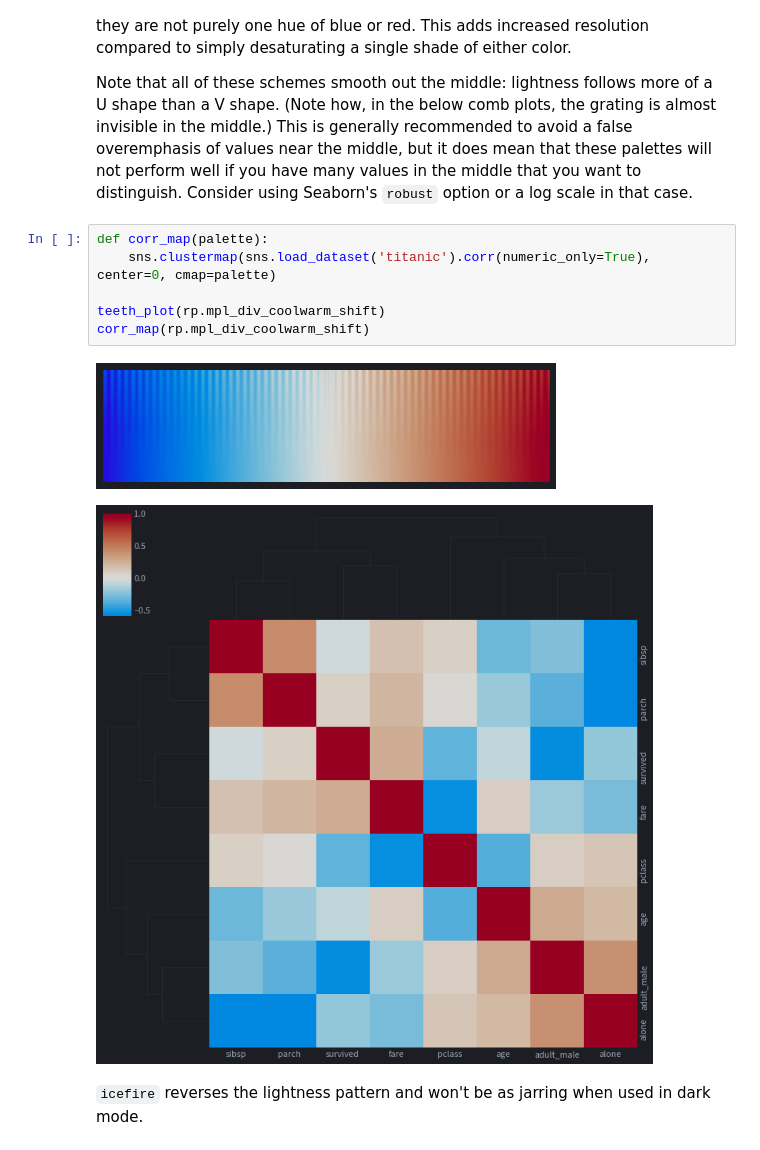
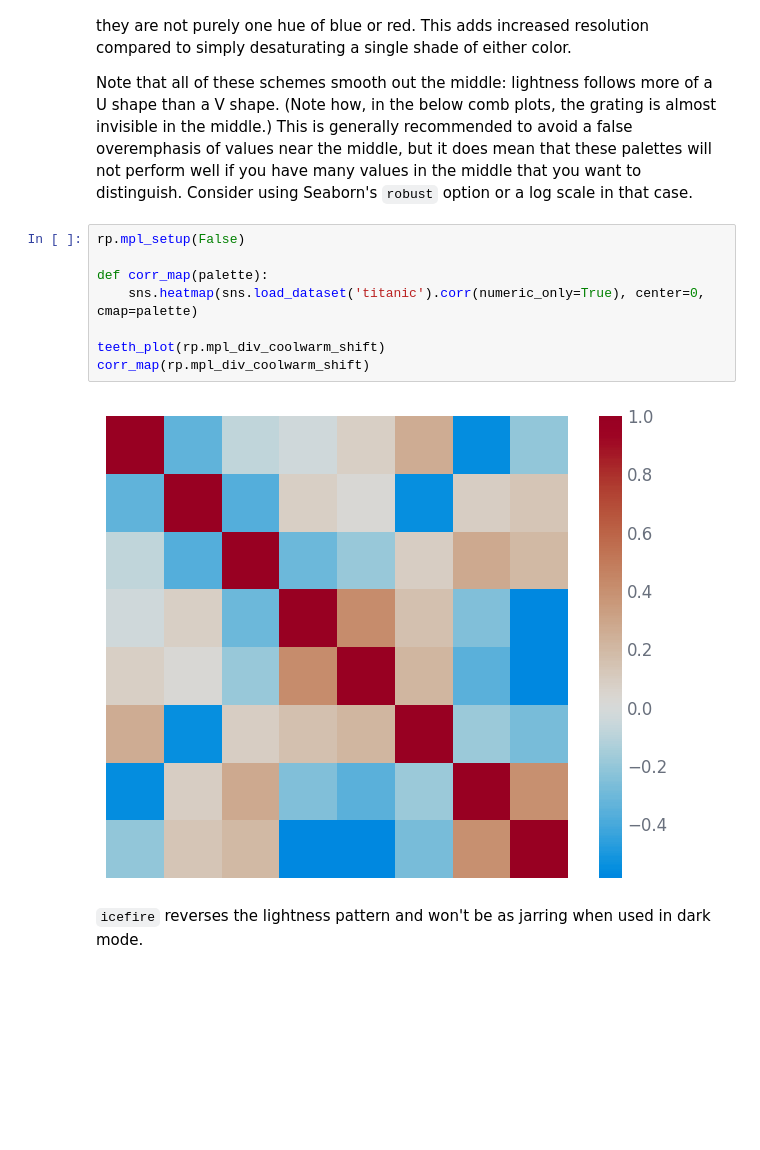
Before and after one commit to nicholas-miklaucic/rho_plus, a Jupyter notebook: docs/source/quantitative_colormaps.ipynb, the cells around one changed output. Cells and saved outputs as stored; diff of their text form; blank space fills up the shorter version.

```diff
--- a/docs/source/quantitative_colormaps.ipynb
+++ b/docs/source/quantitative_colormaps.ipynb
@@ -132,14 +183,15 @@ Some data has a clear center, such that deviations on either side of that center
 
 Note that all of these schemes smooth out the middle: lightness follows more of a U shape than a V shape. (Note how, in the below comb plots, the grating is almost invisible in the middle.) This is generally recommended to avoid a false overemphasis of values near the middle, but it does mean that these palettes will not perform well if you have many values in the middle that you want to distinguish. Consider using Seaborn's `robust` option or a log scale in that case.
 # %%
+rp.mpl_setup(False)
+
 def corr_map(palette):
-    sns.clustermap(sns.load_dataset('titanic').corr(numeric_only=True), center=0, cmap=palette)
+    sns.heatmap(sns.load_dataset('titanic').corr(numeric_only=True), center=0, cmap=palette)
 
 teeth_plot(rp.mpl_div_coolwarm_shift)
 corr_map(rp.mpl_div_coolwarm_shift)
 # %% [output]
-[figure, old version]
+[figure, new version]
-[figure, removed]
 # %% [markdown]
 `icefire` reverses the lightness pattern and won't be as jarring when used in dark mode.
 # %%
```
Also changed, not shown: parts of 33 cells of this notebook, 18 other files.
